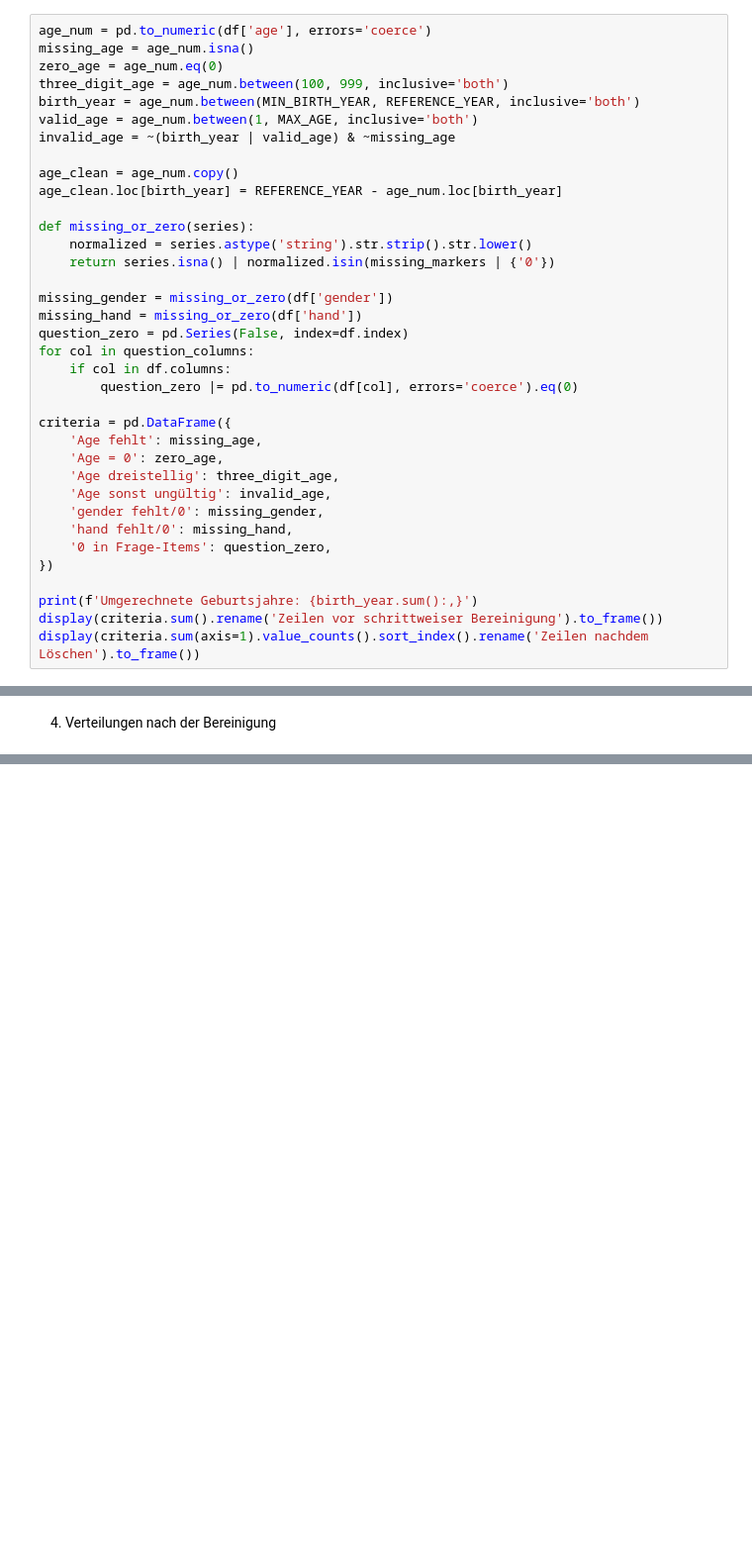
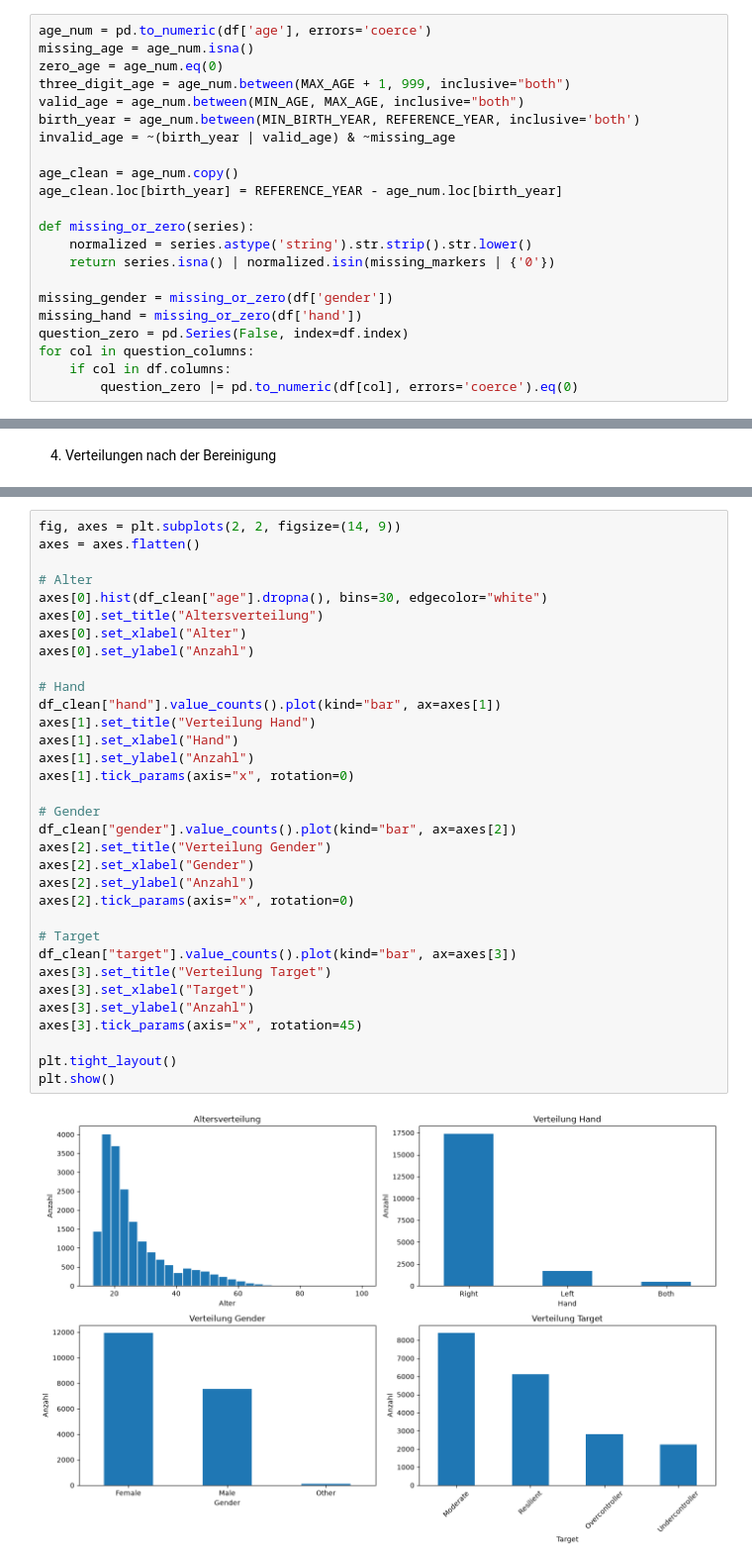
Before and after one commit to MaWeDu/big-five-personality, a Jupyter notebook: MW_EDA.ipynb, the cells around one changed output, grey strips where cells are left out. Shown at 99% size. Drawn from its saved outputs; the diff is of its cells as text; blank space fills up the shorter version.

```diff
--- a/MW_EDA.ipynb
+++ b/MW_EDA.ipynb
@@ -320,9 +359,9 @@ hand fehlt/0: 96 entfernt (0.487 % der ursprünglichen Daten) | 19,588 von 19,71
 age_num = pd.to_numeric(df['age'], errors='coerce')
 missing_age = age_num.isna()
 zero_age = age_num.eq(0)
-three_digit_age = age_num.between(100, 999, inclusive='both')
+three_digit_age = age_num.between(MAX_AGE + 1, 999, inclusive="both")
+valid_age = age_num.between(MIN_AGE, MAX_AGE, inclusive="both")
 birth_year = age_num.between(MIN_BIRTH_YEAR, REFERENCE_YEAR, inclusive='both')
-valid_age = age_num.between(1, MAX_AGE, inclusive='both')
 invalid_age = ~(birth_year | valid_age) & ~missing_age
 
 age_clean = age_num.copy()
@@ -338,17 +377,3 @@ question_zero = pd.Series(False, index=df.index)
 for col in question_columns:
     if col in df.columns:
         question_zero |= pd.to_numeric(df[col], errors='coerce').eq(0)
-
-criteria = pd.DataFrame({
-    'Age fehlt': missing_age,
-    'Age = 0': zero_age,
-    'Age dreistellig': three_digit_age,
-    'Age sonst ungültig': invalid_age,
-    'gender fehlt/0': missing_gender,
-    'hand fehlt/0': missing_hand,
-    '0 in Frage-Items': question_zero,
-})
-
-print(f'Umgerechnete Geburtsjahre: {birth_year.sum():,}')
-display(criteria.sum().rename('Zeilen vor schrittweiser Bereinigung').to_frame())
-display(criteria.sum(axis=1).value_counts().sort_index().rename('Zeilen nachdem Löschen').to_frame())
@@ -510,0 +538,35 @@ Die age-Spalte enthält nach der Bereinigung nur plausible Alterswerte. Umgerech
+# %%
+fig, axes = plt.subplots(2, 2, figsize=(14, 9))
+axes = axes.flatten()
+
+# Alter
+axes[0].hist(df_clean["age"].dropna(), bins=30, edgecolor="white")
+axes[0].set_title("Altersverteilung")
+axes[0].set_xlabel("Alter")
+axes[0].set_ylabel("Anzahl")
+
+# Hand
+df_clean["hand"].value_counts().plot(kind="bar", ax=axes[1])
+axes[1].set_title("Verteilung Hand")
+axes[1].set_xlabel("Hand")
+axes[1].set_ylabel("Anzahl")
+axes[1].tick_params(axis="x", rotation=0)
+
+# Gender
+df_clean["gender"].value_counts().plot(kind="bar", ax=axes[2])
+axes[2].set_title("Verteilung Gender")
+axes[2].set_xlabel("Gender")
+axes[2].set_ylabel("Anzahl")
+axes[2].tick_params(axis="x", rotation=0)
+
+# Target
+df_clean["target"].value_counts().plot(kind="bar", ax=axes[3])
+axes[3].set_title("Verteilung Target")
+axes[3].set_xlabel("Target")
+axes[3].set_ylabel("Anzahl")
+axes[3].tick_params(axis="x", rotation=45)
+
+plt.tight_layout()
+plt.show()
+# %% [output]
+[figure, added]
```
Also changed, not shown: parts of 16 cells of this notebook.
